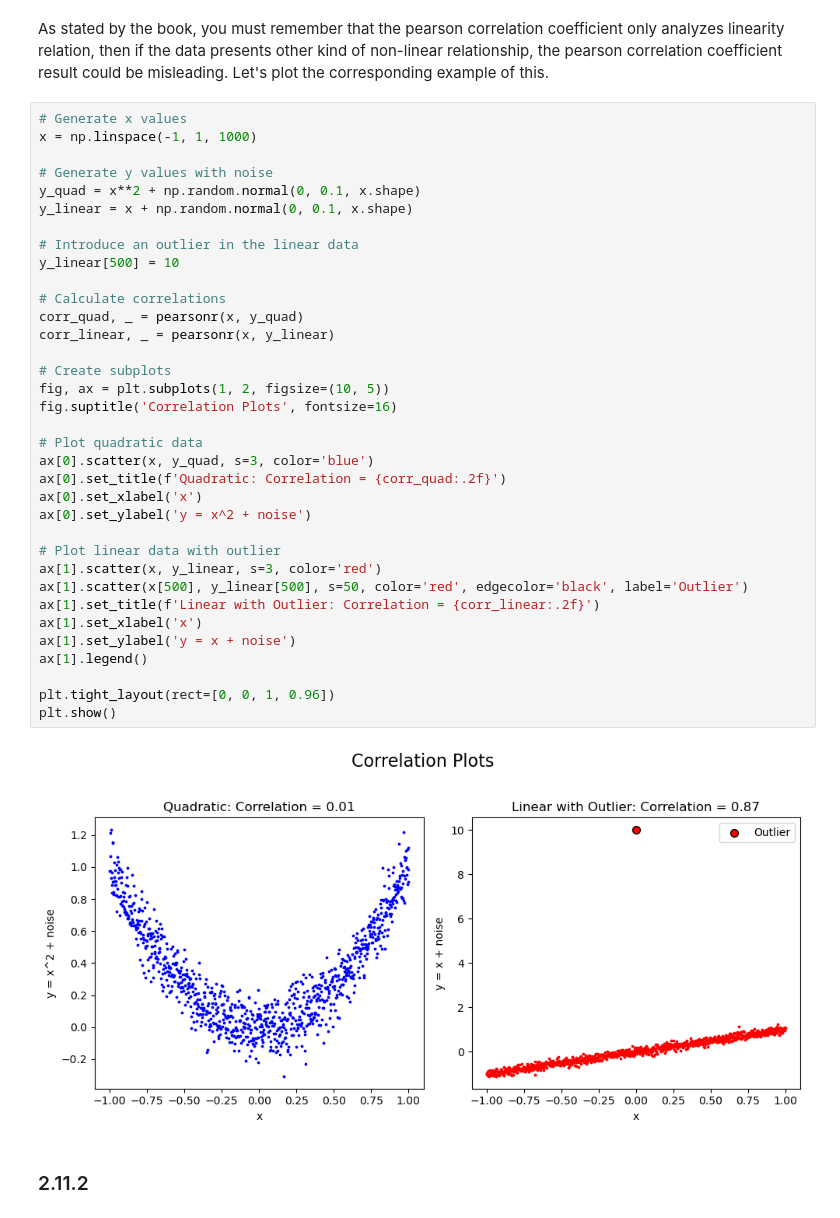
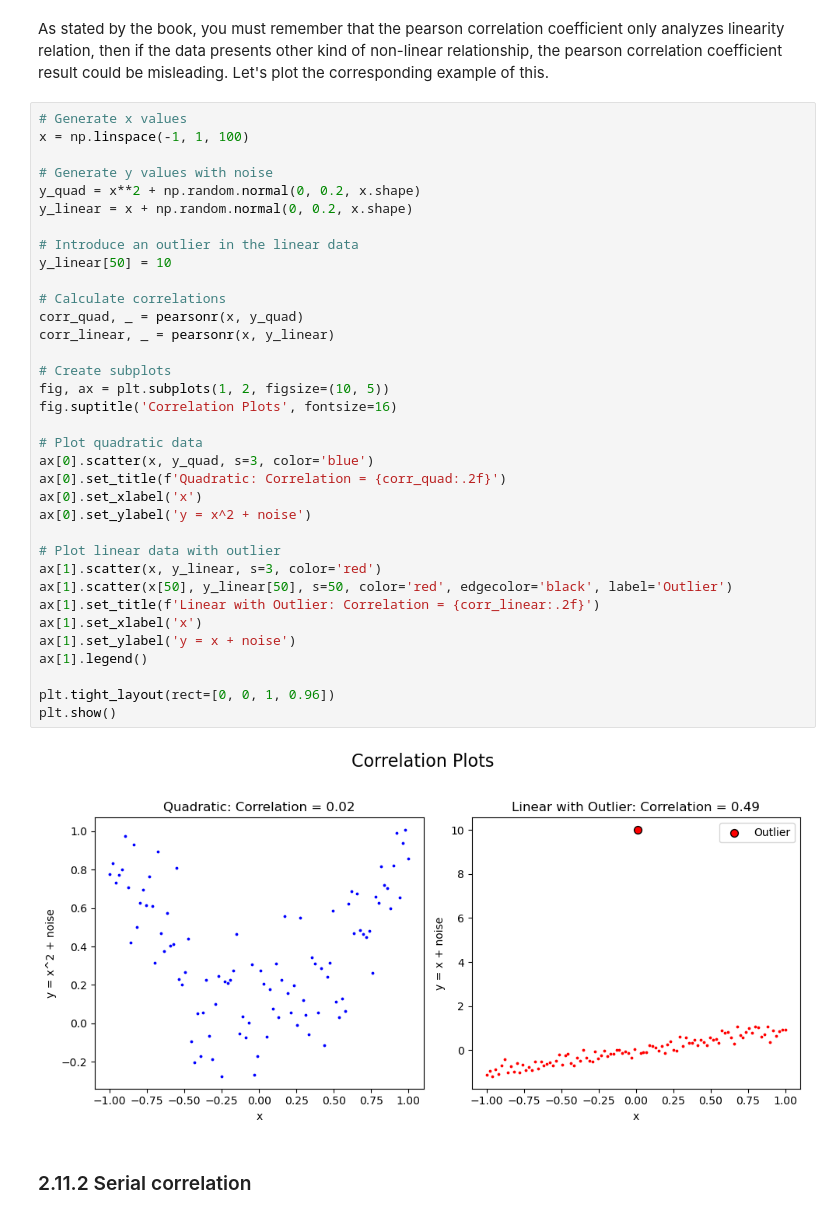
Before and after one commit to juagudeloo/Intro-EnvironmentalDataScience, a Jupyter notebook: notebooks/Chapter2.ipynb, the cells around one changed output. Cells and saved outputs as stored; diff of their text form.

```diff
--- a/notebooks/Chapter2.ipynb
+++ b/notebooks/Chapter2.ipynb
@@ -201,40 +201,40 @@ plt.show()
 As stated by the book, you must remember that the pearson correlation coefficient only analyzes linearity relation, then if the data presents other kind of non-linear relationship, the pearson correlation coefficient result could be misleading. Let's plot the corresponding example of this.
 # %%
 # Generate x values
-x = np.linspace(-1, 1, 1000)
+x = np.linspace(-1, 1, 100)
 
 # Generate y values with noise
-y_quad = x**2 + np.random.normal(0, 0.1, x.shape)
-y_linear = x + np.random.normal(0, 0.1, x.shape)
+y_quad = x**2 + np.random.normal(0, 0.2, x.shape)
+y_linear = x + np.random.normal(0, 0.2, x.shape)
 
 # Introduce an outlier in the linear data
-y_linear[500] = 10
+y_linear[50] = 10
 
 # Calculate correlations
 corr_quad, _ = pearsonr(x, y_quad)
 corr_linear, _ = pearsonr(x, y_linear)
 
 # Create subplots
 fig, ax = plt.subplots(1, 2, figsize=(10, 5))
 fig.suptitle('Correlation Plots', fontsize=16)
 
 # Plot quadratic data
 ax[0].scatter(x, y_quad, s=3, color='blue')
 ax[0].set_title(f'Quadratic: Correlation = {corr_quad:.2f}')
 ax[0].set_xlabel('x')
 ax[0].set_ylabel('y = x^2 + noise')
 
 # Plot linear data with outlier
 ax[1].scatter(x, y_linear, s=3, color='red')
-ax[1].scatter(x[500], y_linear[500], s=50, color='red', edgecolor='black', label='Outlier')
+ax[1].scatter(x[50], y_linear[50], s=50, color='red', edgecolor='black', label='Outlier')
 ax[1].set_title(f'Linear with Outlier: Correlation = {corr_linear:.2f}')
 ax[1].set_xlabel('x')
 ax[1].set_ylabel('y = x + noise')
 ax[1].legend()
 
 plt.tight_layout(rect=[0, 0, 1, 0.96])
 plt.show()
 # %% [output]
-[figure, old version]
+[figure, new version]
 # %% [markdown]
-### 2.11.2
+### 2.11.2 Serial correlation
```
Also changed, not shown: parts of 24 cells of this notebook.
